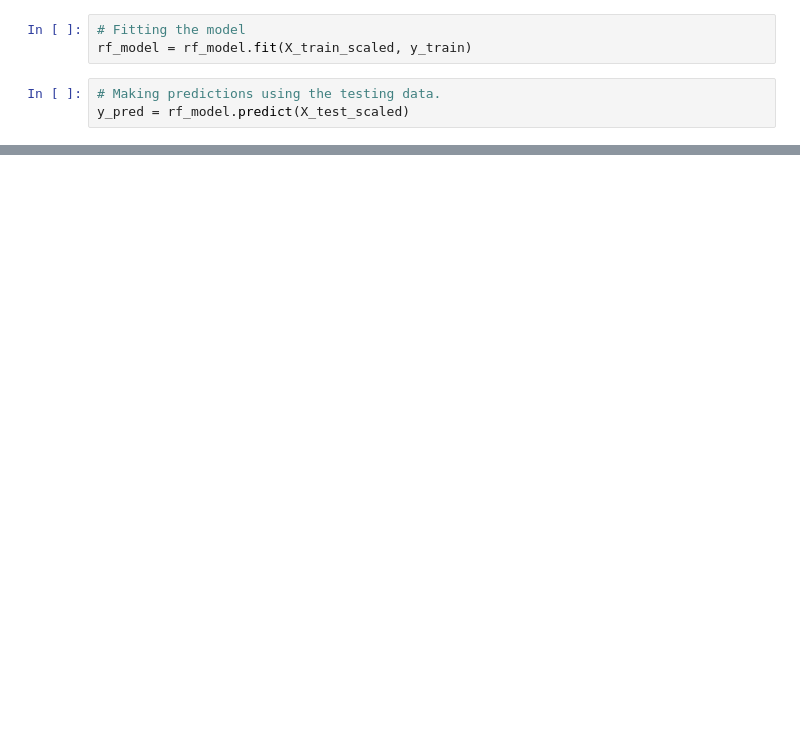
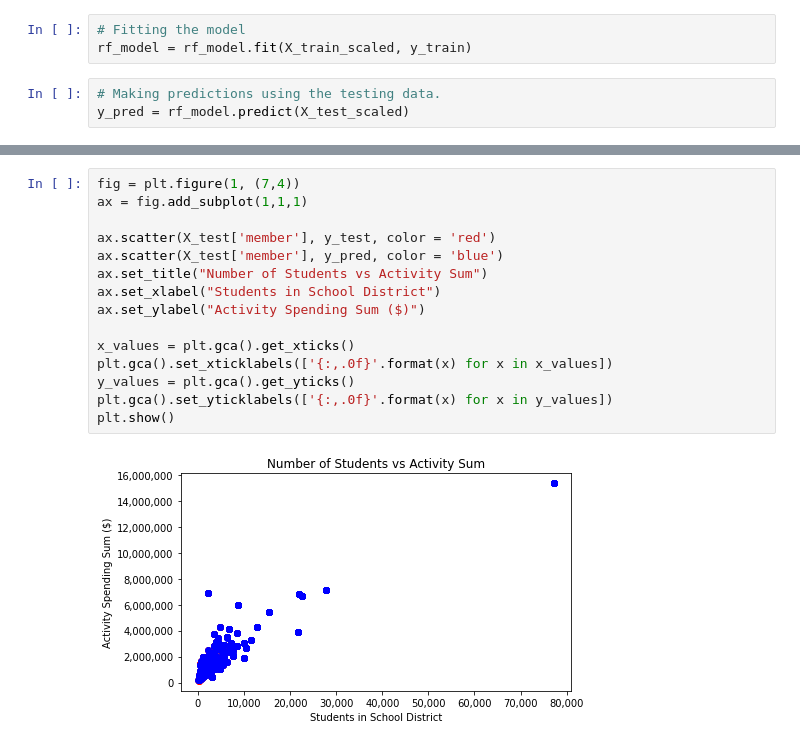
Before and after one commit to Lalita-ponnapalli/HS_Baseball_Scholarships, a Jupyter notebook: randomforestschools.ipynb, the cells around one changed output, grey strips where cells are left out. Cells and saved outputs as stored; diff of their text form; blank space fills up the shorter version.

```diff
--- a/randomforestschools.ipynb
+++ b/randomforestschools.ipynb
@@ -242,0 +232,17 @@ plt.show()
+# %%
+fig = plt.figure(1, (7,4))
+ax = fig.add_subplot(1,1,1)
+
+ax.scatter(X_test['member'], y_test, color = 'red')
+ax.scatter(X_test['member'], y_pred, color = 'blue')
+ax.set_title("Number of Students vs Activity Sum")
+ax.set_xlabel("Students in School District")
+ax.set_ylabel("Activity Spending Sum ($)")
+
+x_values = plt.gca().get_xticks()
+plt.gca().set_xticklabels(['{:,.0f}'.format(x) for x in x_values])
+y_values = plt.gca().get_yticks()
+plt.gca().set_yticklabels(['{:,.0f}'.format(x) for x in y_values])
+plt.show()
+# %% [output]
+[figure, added]
```
Also changed, not shown: parts of 13 cells of this notebook.
